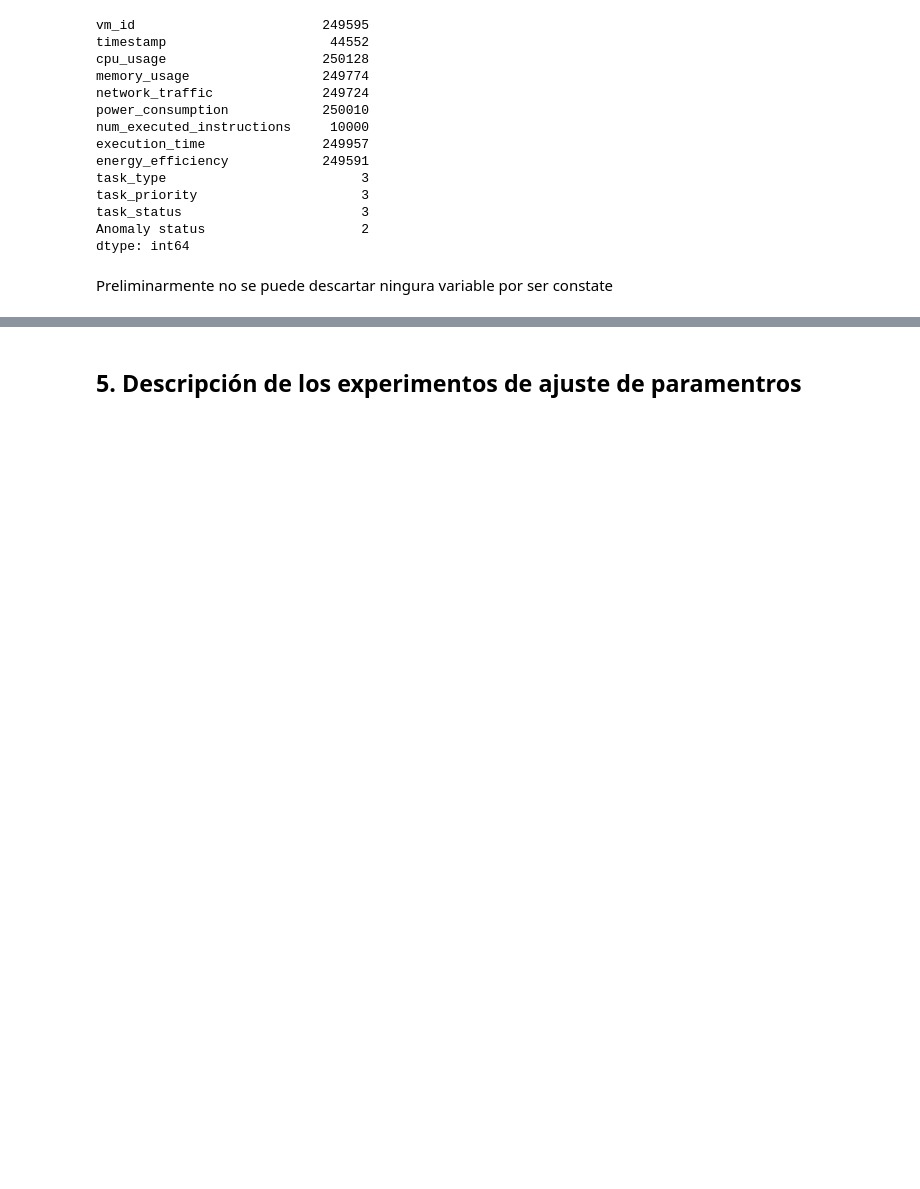
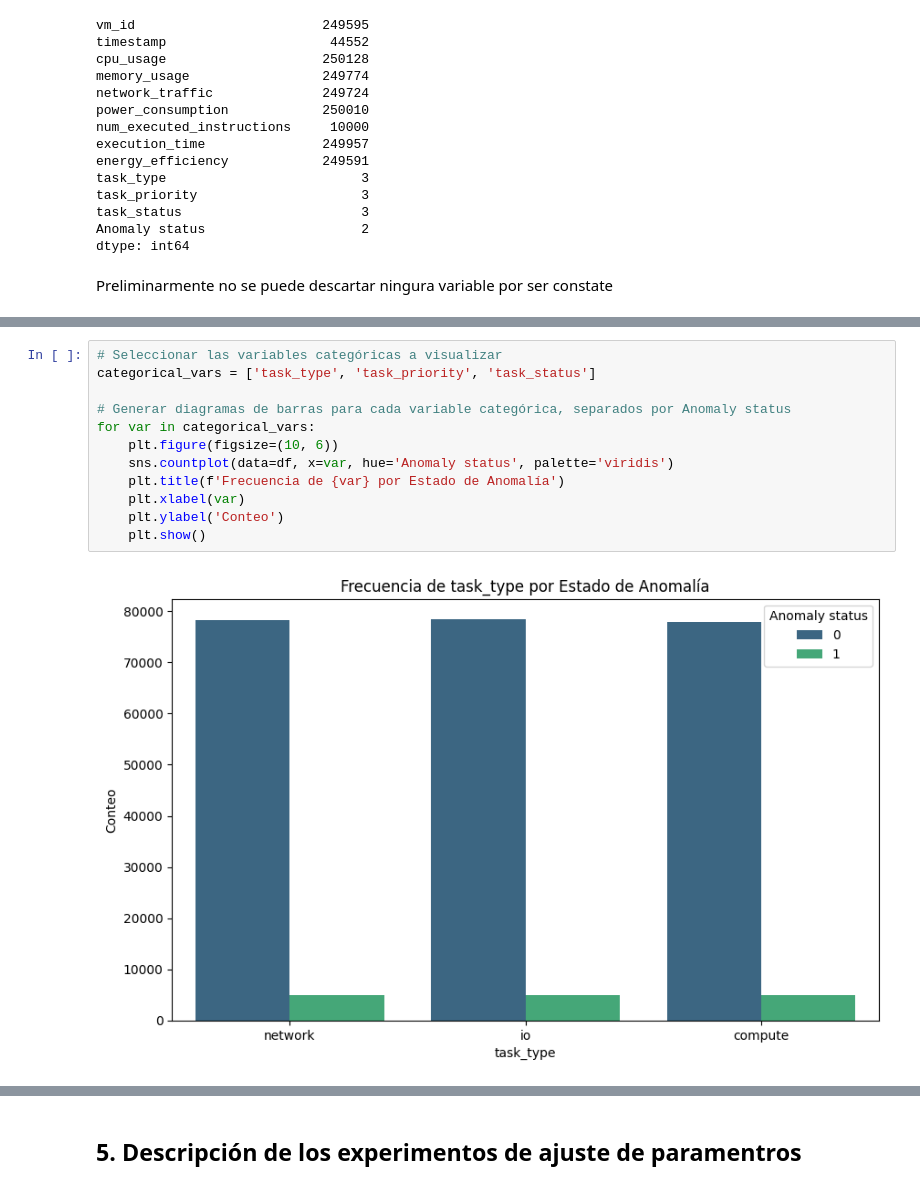
Before and after one commit to Camilo-845/Cloud-Infrastructure-Anomaly-Detector-Supervised-ML-Model, a Jupyter notebook: main.ipynb, the cells around one changed output, grey strips where cells are left out. Drawn from its saved outputs; the diff is of its cells as text; blank space fills up the shorter version.

```diff
--- a/main.ipynb
+++ b/main.ipynb
@@ -99,0 +225,14 @@ Preliminarmente no se puede descartar ningura variable por ser constate
+# %%
+# Seleccionar las variables categóricas a visualizar
+categorical_vars = ['task_type', 'task_priority', 'task_status']
+
+# Generar diagramas de barras para cada variable categórica, separados por Anomaly status
+for var in categorical_vars:
+    plt.figure(figsize=(10, 6))
+    sns.countplot(data=df, x=var, hue='Anomaly status', palette='viridis')
+    plt.title(f'Frecuencia de {var} por Estado de Anomalía')
+    plt.xlabel(var)
+    plt.ylabel('Conteo')
+    plt.show()
+# %% [output]
+[figure, added]
```
Also changed, not shown: parts of 26 cells of this notebook, 1 other file.
